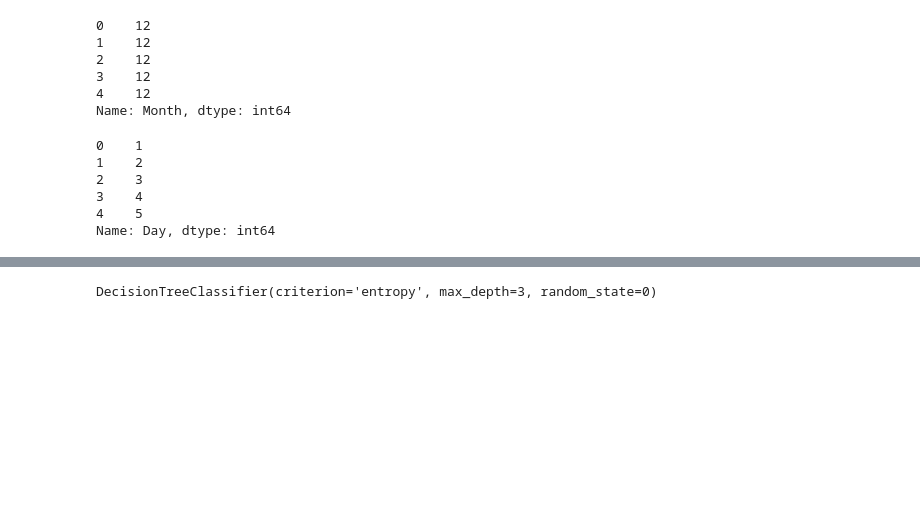
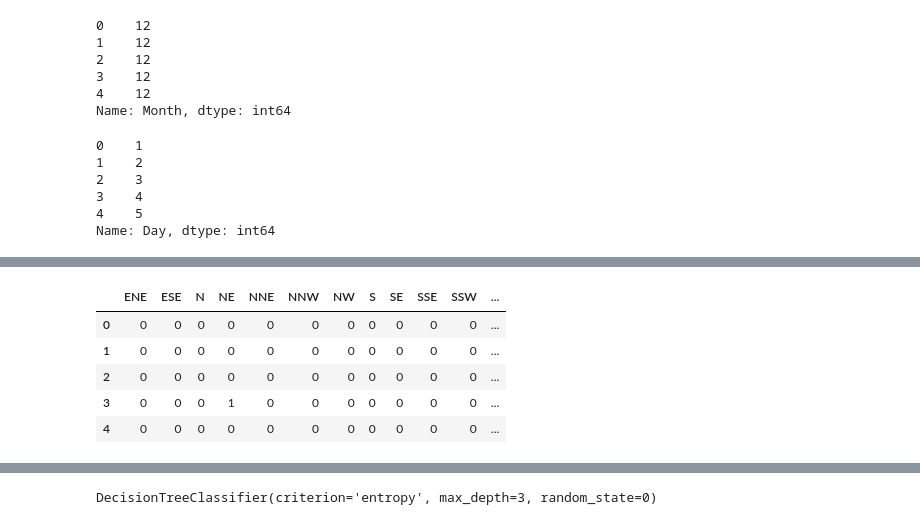
Before and after one commit to fr4nc15co/classification_methods, a Jupyter notebook: 1ST DATASET/DECISION TREES/weather.ipynb, the cells around one changed output, grey strips where cells are left out. Drawn from its saved outputs; the diff is of its cells as text; code cells hidden in the pictures; blank space fills up the shorter version.

```diff
--- a/1ST DATASET/DECISION TREES/weather.ipynb
+++ b/1ST DATASET/DECISION TREES/weather.ipynb
@@ -29,0 +53,2 @@ df
+# %%
+df.drop(['RISK_MM'], axis=1, inplace=True)
@@ -74,0 +204,14 @@ df.drop('Date', axis=1, inplace = True)
+# %%
+# let's do One Hot Encoding of WindGustDir variable
+# get k-1 dummy variables after One Hot Encoding
+# also add an additional dummy variable to indicate there was missing data
+# preview the dataset with head() method
+
+pd.get_dummies(df.WindGustDir, drop_first=True, dummy_na=True).head()
+# %% [output]
+|  | ENE | ESE | N | NE | NNE | NNW | NW | S | SE | SSE | SSW | ... |
+| 0 | 0 | 0 | 0 | 0 | 0 | 0 | 0 | 0 | 0 | 0 | 0 | ... |
+| 1 | 0 | 0 | 0 | 0 | 0 | 0 | 0 | 0 | 0 | 0 | 0 | ... |
+| 2 | 0 | 0 | 0 | 0 | 0 | 0 | 0 | 0 | 0 | 0 | 0 | ... |
+| 3 | 0 | 0 | 0 | 1 | 0 | 0 | 0 | 0 | 0 | 0 | 0 | ... |
+| 4 | 0 | 0 | 0 | 0 | 0 | 0 | 0 | 0 | 0 | 0 | 0 | ... |
```
Also changed, not shown: parts of 55 cells of this notebook, 1 other file.
